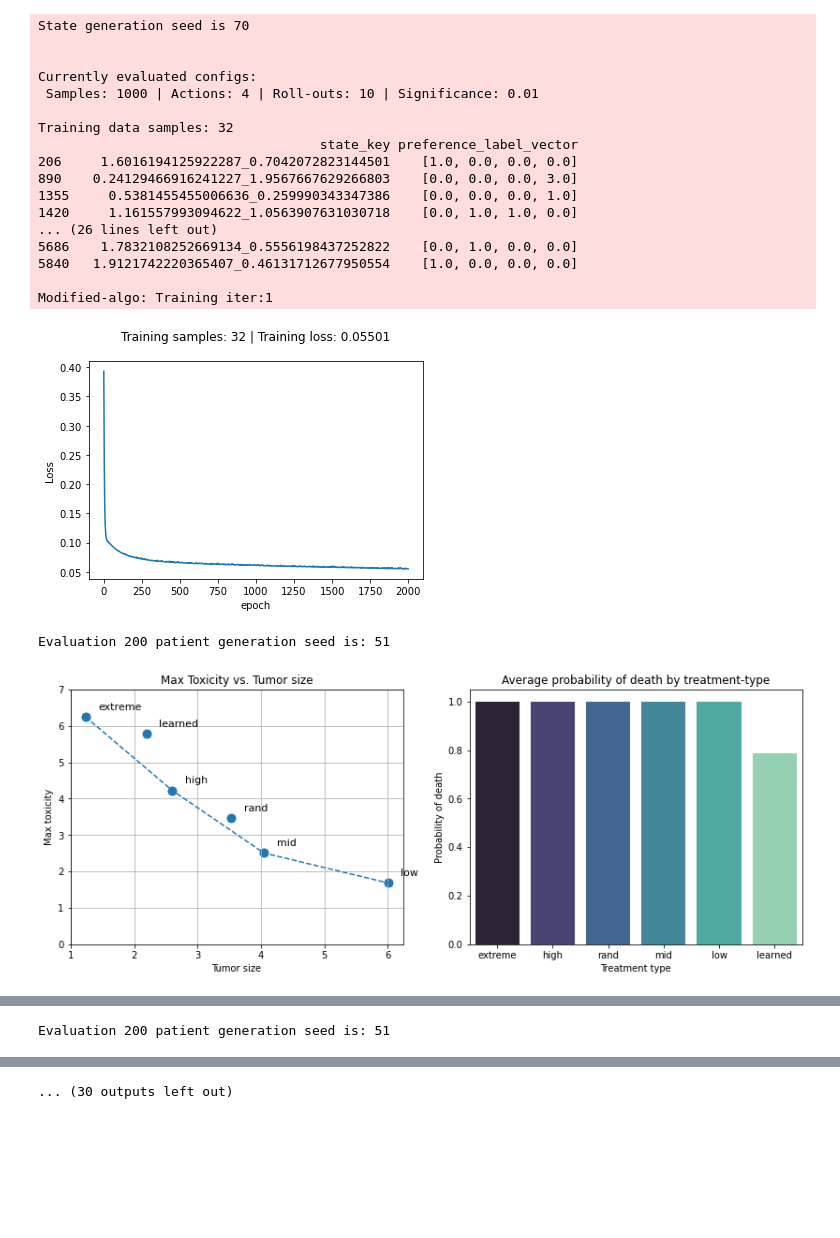
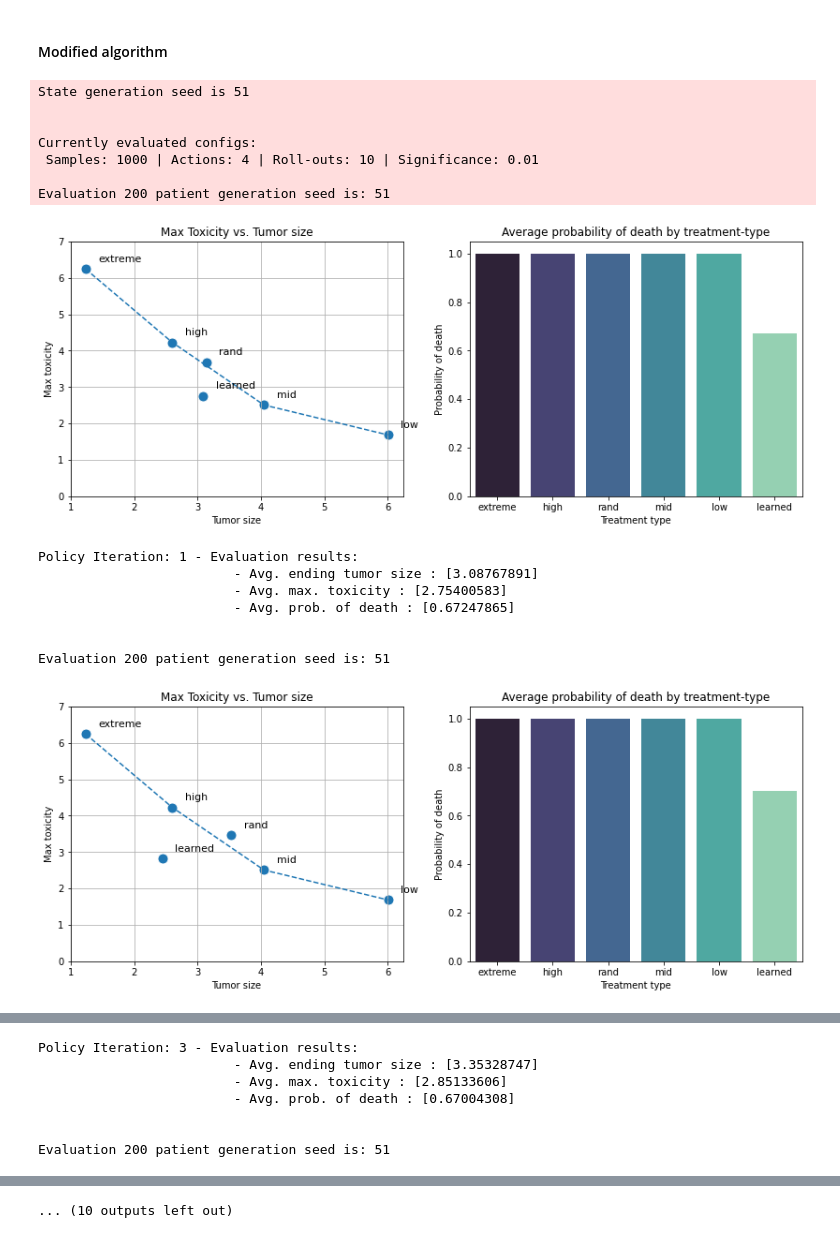
Before and after one commit to PandulaP/RL_Research, a Jupyter notebook: Pb_policy_iteration/cancer_treatment_env/algo_template/pbpi_algo_exp_setup/experiments/exp_analysis.ipynb, the cells around one changed output, grey strips where cells are left out. Saved outputs shown, nothing was run; the diff lists cells and outputs as text; code cells hidden in the pictures; blank space fills up the shorter version.

```diff
--- a/Pb_policy_iteration/cancer_treatment_env/algo_template/pbpi_algo_exp_setup/experiments/exp_analysis.ipynb
+++ b/Pb_policy_iteration/cancer_treatment_env/algo_template/pbpi_algo_exp_setup/experiments/exp_analysis.ipynb
@@ -62,9 +63,9 @@ for sample_size in configs['S']:
                                                 , off_policy_explr = EXPLORE_LOGIC # What algorithm to use
 
                                                 , rollout_tracking          = False # Show rollout info.
-                                                , dataset_tracking          = True # Show train dataset
+                                                , dataset_tracking          = False # Show train dataset
 
-                                                , train_plot_tracking       = True # Show model training plot
+                                                , train_plot_tracking       = False # Show model training plot
                                                 , eval_summary_tracking     = True # Show a policy performance summary of evaluation runs
                                                 , policy_behaviour_tracking = False # Show/store policy action selections vs. pendulum angle plot
 
@@ -141,3 +130,5 @@ Evaluation 200 patient generation seed is: 51
+# %% [markdown]
+#### Modified algorithm
 # %%
 ############################################
 ################## INPUTS ##################
@@ -180,47 +171,43 @@ for sample_size in configs['S']:
                                                 , n_actions      = configs['Actions'][0]
                                                 , max_n_rollouts = rollout_max
                                                 , sig_lvl        = sig_lvl
 
                                                 , max_policy_iter_per_run = 10 # Maximum number of policy iterations per experiment
                                                 , runs_per_config         = 1 # Number of experiments per one parameter config
 
                                                 , eval_runs_per_state     = 1 # Episodes to generate from each init. state during evaluation phrase
 
                                                 , off_policy_explr = EXPLORE_LOGIC # What algorithm to use
 
                                                 , rollout_tracking          = False # Show rollout info.
-                                                , dataset_tracking          = True # Show train dataset
+                                                , dataset_tracking          = False # Show train dataset
 
-                                                , train_plot_tracking       = True # Show model training plot
+                                                , train_plot_tracking       = False # Show model training plot
                                                 , eval_summary_tracking     = True # Show a policy performance summary of evaluation runs
                                                 , policy_behaviour_tracking = False # Show/store policy action selections vs. pendulum angle plot
 
                                                 , show_experiment_run_eval_summary_plot = False # Show SR vs. action no. plot of exp. run
                                                 )
 
             agg_results.append(run_results)
 
             pbar_evals.update(1)
 
 pbar_evals.close()
 # %% [output]
-State generation seed is 70
+State generation seed is 51
 
 
 Currently evaluated configs:
  Samples: 1000 | Actions: 4 | Roll-outs: 10 | Significance: 0.01
 
-Training data samples: 32
-                                    state_key preference_label_vector
-206     1.6016194125922287_0.7042072823144501    [1.0, 0.0, 0.0, 0.0]
-890    0.24129466916241227_1.9567667629266803    [0.0, 0.0, 0.0, 3.0]
-1355     0.5381455455006636_0.259990343347386    [0.0, 0.0, 0.0, 1.0]
-1420     1.161557993094622_1.0563907631030718    [0.0, 1.0, 1.0, 0.0]
-... (26 lines left out)
-5686    1.7832108252669134_0.5556198437252822    [0.0, 1.0, 0.0, 0.0]
-5840   1.9121742220365407_0.46131712677950554    [1.0, 0.0, 0.0, 0.0]
-
-Modified-algo: Training iter:1
+Evaluation 200 patient generation seed is: 51
-[figure, old version]
+[figure, new version]
+Policy Iteration: 1 - Evaluation results:
+                         - Avg. ending tumor size : [3.08767891]
+                         - Avg. max. toxicity : [2.75400583]
+                         - Avg. prob. of death : [0.67247865]
+
+
 Evaluation 200 patient generation seed is: 51
-[figure, old version]
+[figure, new version]
@@ -245 +222,7 @@ Modified-algo: Retraining iter:2
+Policy Iteration: 3 - Evaluation results:
+                         - Avg. ending tumor size : [3.35328747]
+                         - Avg. max. toxicity : [2.85133606]
+                         - Avg. prob. of death : [0.67004308]
+
+
 Evaluation 200 patient generation seed is: 51
@@ -267 +246 @@ Evaluation 200 patient generation seed is: 51
-... (30 outputs left out)
+... (10 outputs left out)
```
Also changed, not shown: parts of 15 cells of this notebook, 27 other files.
